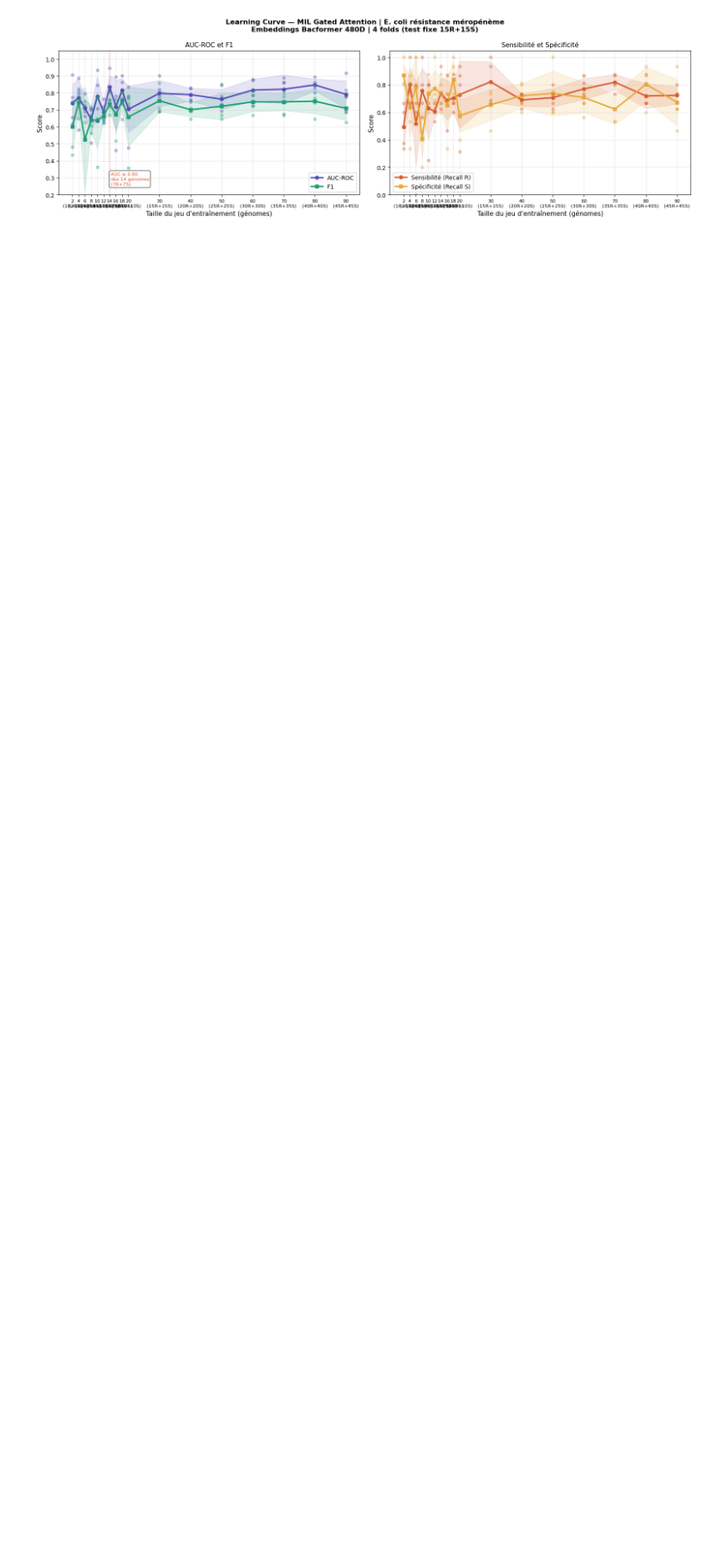
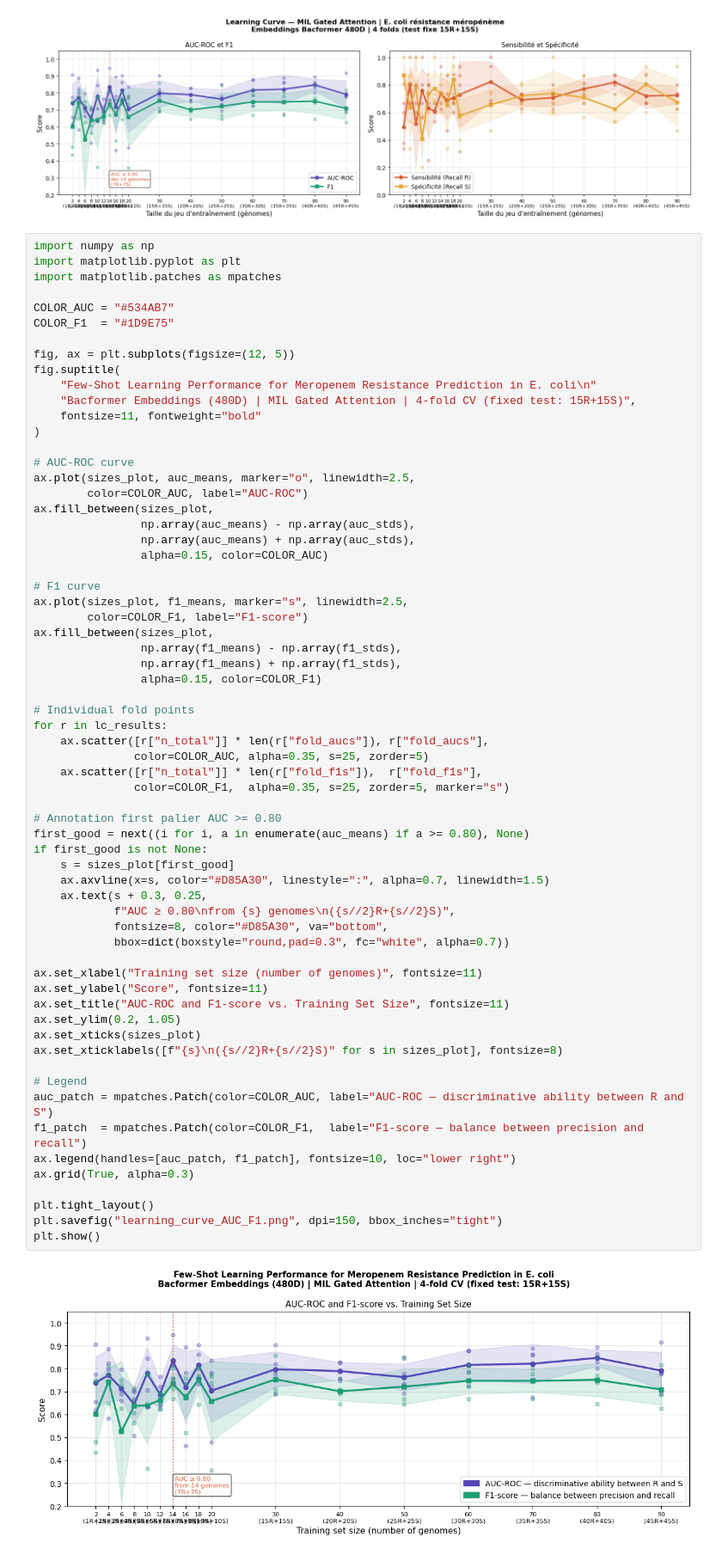
Before and after one commit to labgem/FSL-MIL, a Jupyter notebook: FSL_strategy_incremental_training.ipynb, the cells around one changed output. Shown at 86% size. Saved outputs shown, nothing was run; the diff lists cells and outputs as text; blank space fills up the shorter version.

```diff
--- a/FSL_strategy_incremental_training.ipynb
+++ b/FSL_strategy_incremental_training.ipynb
@@ -655,6 +655,72 @@ plt.show()
 #print(" Figure sauvegardée → learning_curve_MIL.png")
 # %% [output]
 [figure]
+# %%
+import numpy as np
+import matplotlib.pyplot as plt
+import matplotlib.patches as mpatches
+
+COLOR_AUC = "#534AB7"
+COLOR_F1  = "#1D9E75"
+
+fig, ax = plt.subplots(figsize=(12, 5))
+fig.suptitle(
+    "Few-Shot Learning Performance for Meropenem Resistance Prediction in E. coli\n"
+    "Bacformer Embeddings (480D) | MIL Gated Attention | 4-fold CV (fixed test: 15R+15S)",
+    fontsize=11, fontweight="bold"
+)
+
+# AUC-ROC curve
+ax.plot(sizes_plot, auc_means, marker="o", linewidth=2.5,
+        color=COLOR_AUC, label="AUC-ROC")
+ax.fill_between(sizes_plot,
+                np.array(auc_means) - np.array(auc_stds),
+                np.array(auc_means) + np.array(auc_stds),
+                alpha=0.15, color=COLOR_AUC)
+
+# F1 curve
+ax.plot(sizes_plot, f1_means, marker="s", linewidth=2.5,
+        color=COLOR_F1, label="F1-score")
+ax.fill_between(sizes_plot,
+                np.array(f1_means) - np.array(f1_stds),
+                np.array(f1_means) + np.array(f1_stds),
+                alpha=0.15, color=COLOR_F1)
+
+# Individual fold points
+for r in lc_results:
+    ax.scatter([r["n_total"]] * len(r["fold_aucs"]), r["fold_aucs"],
+               color=COLOR_AUC, alpha=0.35, s=25, zorder=5)
+    ax.scatter([r["n_total"]] * len(r["fold_f1s"]),  r["fold_f1s"],
+               color=COLOR_F1,  alpha=0.35, s=25, zorder=5, marker="s")
+
+# Annotation first palier AUC >= 0.80
+first_good = next((i for i, a in enumerate(auc_means) if a >= 0.80), None)
+if first_good is not None:
+    s = sizes_plot[first_good]
+    ax.axvline(x=s, color="#D85A30", linestyle=":", alpha=0.7, linewidth=1.5)
+    ax.text(s + 0.3, 0.25,
+            f"AUC ≥ 0.80\nfrom {s} genomes\n({s//2}R+{s//2}S)",
+            fontsize=8, color="#D85A30", va="bottom",
+            bbox=dict(boxstyle="round,pad=0.3", fc="white", alpha=0.7))
+
+ax.set_xlabel("Training set size (number of genomes)", fontsize=11)
+ax.set_ylabel("Score", fontsize=11)
+ax.set_title("AUC-ROC and F1-score vs. Training Set Size", fontsize=11)
+ax.set_ylim(0.2, 1.05)
+ax.set_xticks(sizes_plot)
+ax.set_xticklabels([f"{s}\n({s//2}R+{s//2}S)" for s in sizes_plot], fontsize=8)
+
+# Legend
+auc_patch = mpatches.Patch(color=COLOR_AUC, label="AUC-ROC — discriminative ability between R and S")
+f1_patch  = mpatches.Patch(color=COLOR_F1,  label="F1-score — balance between precision and recall")
+ax.legend(handles=[auc_patch, f1_patch], fontsize=10, loc="lower right")
+ax.grid(True, alpha=0.3)
+
+plt.tight_layout()
+plt.savefig("learning_curve_AUC_F1.png", dpi=150, bbox_inches="tight")
+plt.show()
+# %% [output]
+[figure, added]
 # %%
 print("=" * 60)
 print("                      INTERPRÉTATION")
```
Also changed, not shown: parts of 10 cells of this notebook.
